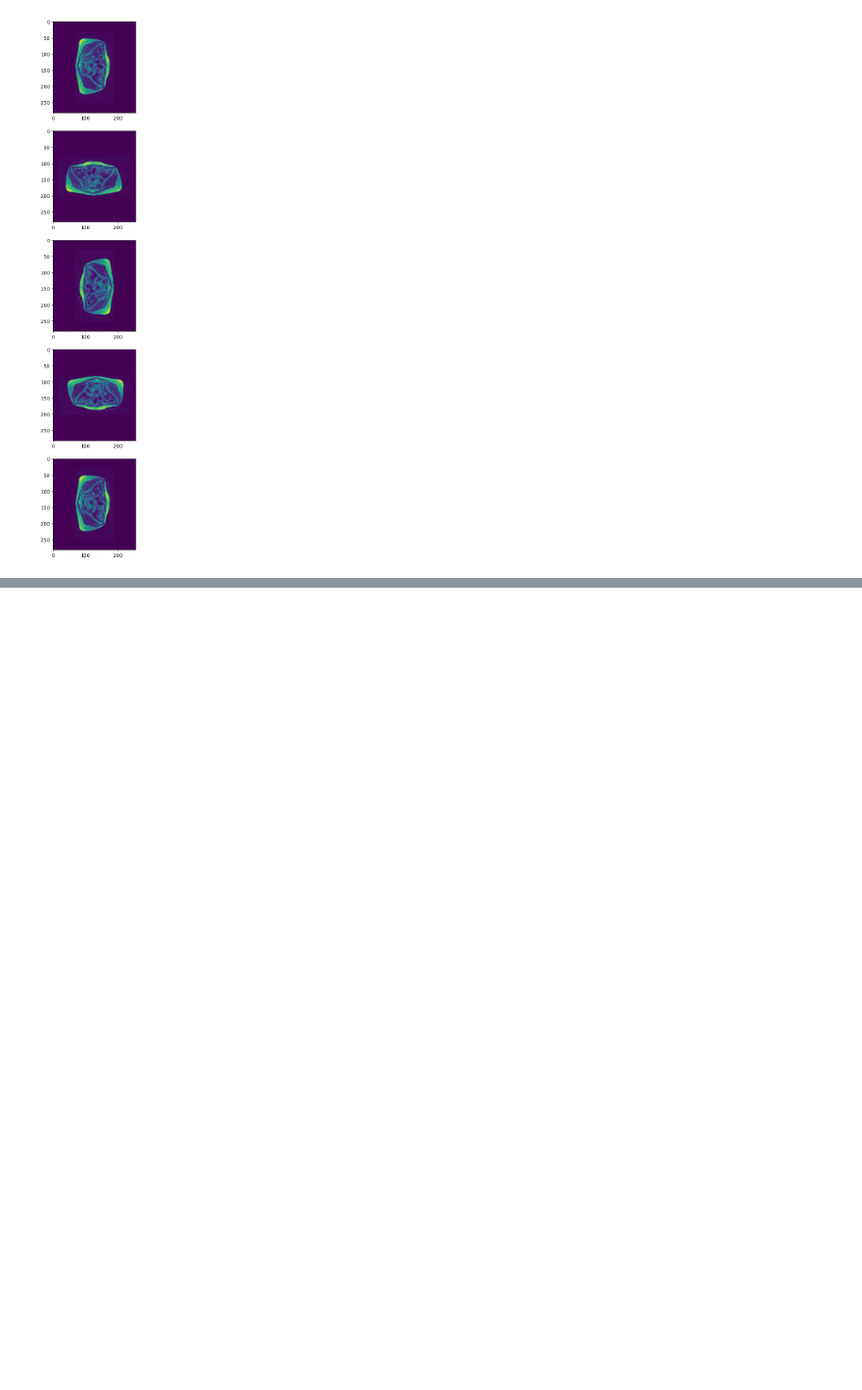
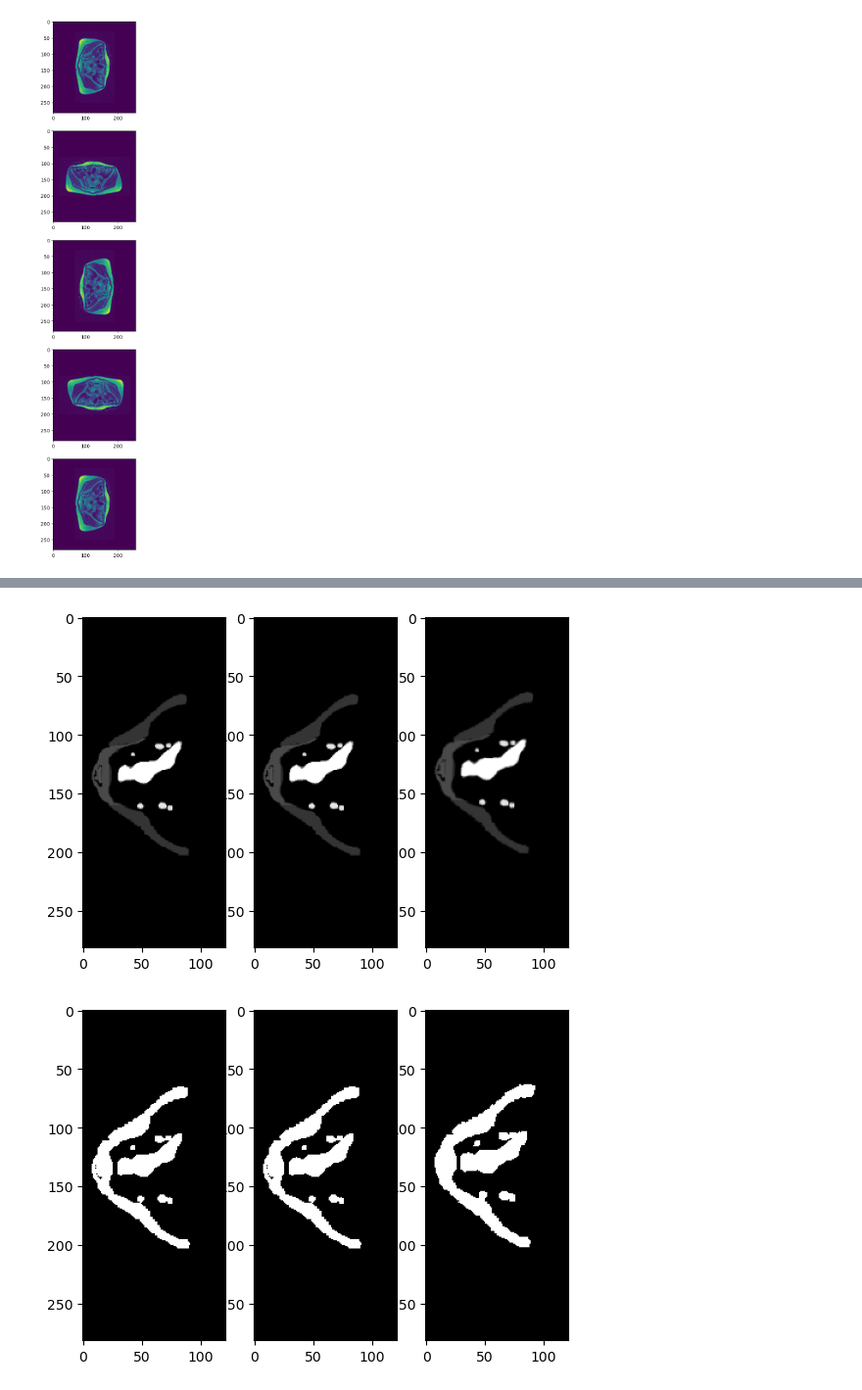
Before and after one commit to CharlineCuraut/Registration_IRM_T2_DWI_b0, a Jupyter notebook: registration_IRM_T2_DWI_b0.ipynb, the cells around one changed output, grey strips where cells are left out. Shown at 98% size. Cells and saved outputs as stored; diff of their text form; code cells hidden in the pictures; blank space fills up the shorter version.

```diff
--- a/registration_IRM_T2_DWI_b0.ipynb
+++ b/registration_IRM_T2_DWI_b0.ipynb
@@ -1772,0 +1355,12 @@ def transform_image(params, img):
+# %%
+## voxel size T2 : 0.88 mm x 0.85 mm x 0.88 mm
+## voxel size b0 : 1.25 mm x 1.25 mm x 3.5 mm
+
+minor_T2_resampled = resampling_T2((0.88, 0.85, 0.88), (1.25, 1.25, 3.5), minor_T2, verbose=1)
+minor_T2_mask_resampled = resampling_T2((0.88, 0.85, 0.88), (1.25, 1.25, 3.5), minor_T2_mask)
+minor_T2_seg_resampled = resampling_T2((0.88, 0.85, 0.88), (1.25, 1.25, 3.5), minor_T2_seg)
+minor_b0_seg_resampled = resampling_T2((0.88, 0.85, 0.88), (1.25, 1.25, 3.5), minor_b0_seg)
+
+print(f'b0 size : {minor_b0.shape} voxels, {tuple(np.array(minor_b0.shape) * [1.25, 1.25, 3.5])} mm')
+
+affine_T2_resampled = resampling_affineT2((0.88, 0.85, 0.88), (1.25, 1.25, 3.5), affine_T2)
@@ -1772,0 +1370,5 @@ def transform_image(params, img):
+# %%
+## cutting T2 (and mask and seg) and b0 to find region of interest
+
+minor_T2_rs_cut, minor_T2_mask_rs_cut, minor_T2_seg_rs_cut, minor_b0_cut, minor_b0_seg_rs_cut = cutting_to_ROI(minor_T2_resampled, minor_T2_mask_resampled, minor_T2_seg_resampled, affine_T2_resampled, minor_b0,
+                                                                                 minor_b0_seg_resampled, affine_b0, verbose=1)
@@ -1772,0 +1460,28 @@ def transform_image(params, img):
+# %%
+plt.figure()
+plt.subplot(1,3,1)
+plt.imshow(minor_T2_seg_rs_cut_axial_i, cmap='gray')
+plt.subplot(1,3,2)
+plt.imshow(minor_b0_seg_rs_cut_axial_i, cmap='gray')
+plt.subplot(1,3,3)
+plt.imshow(minor_T2_seg_reg, cmap='gray')
+plt.show()
+
+plt.figure()
+plt.subplot(1,3,1)
+plt.imshow(minor_T2_seg_rs_cut_axial_i_bin, cmap='gray')
+plt.subplot(1,3,2)
+plt.imshow(minor_b0_seg_rs_cut_axial_i_bin, cmap='gray')
+plt.subplot(1,3,3)
+plt.imshow(minor_T2_seg_reg_bin, cmap='gray')
+plt.show()
+
+plt.figure()
+plt.subplot(1,2,1)
+plt.imshow(diff_before, cmap='gray')
+plt.subplot(1,2,2)
+plt.imshow(diff_after, cmap='gray')
+plt.show()
+# %% [output]
+[figure, added]
+[figure, added]
```
Also changed, not shown: parts of 86 cells of this notebook.
